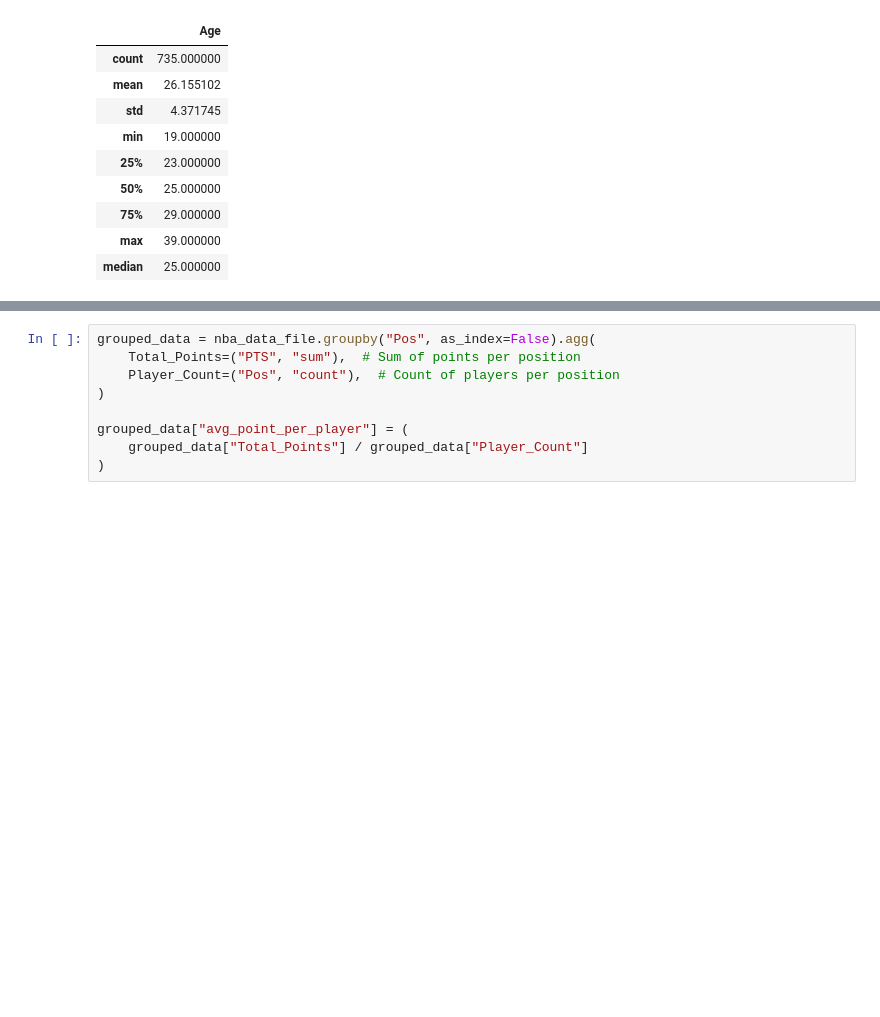
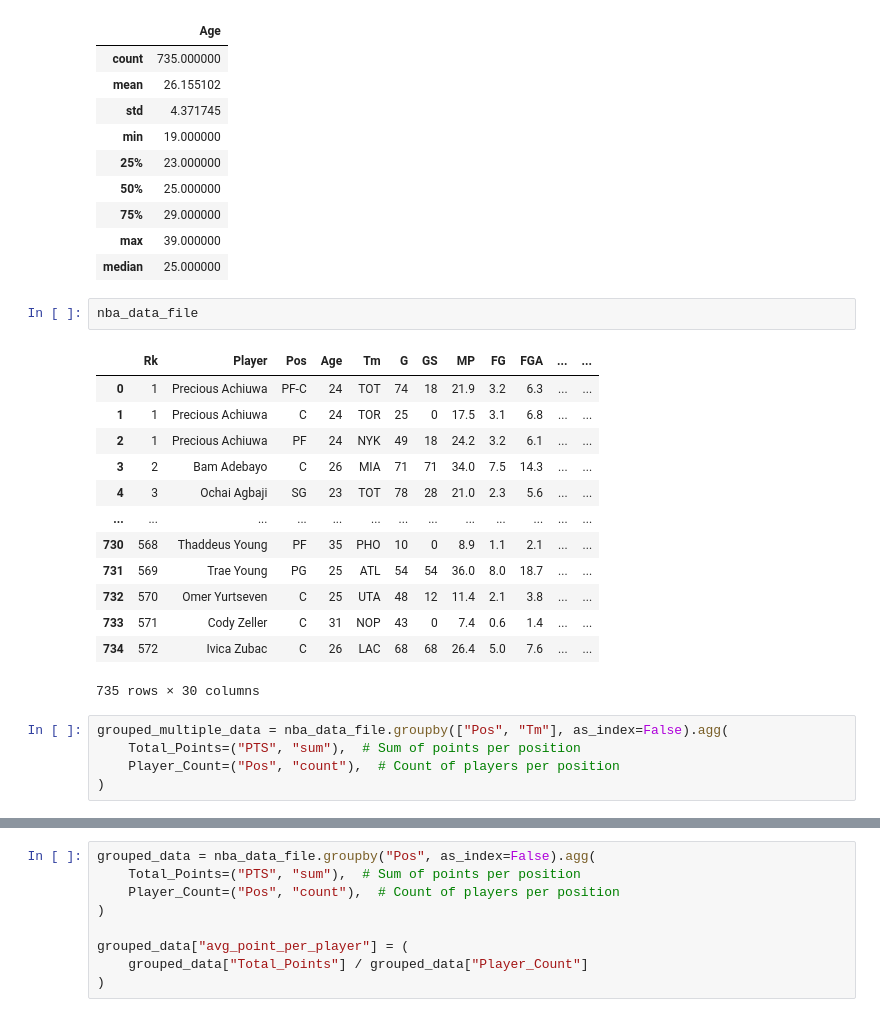
Before and after one commit to nogibjj/Vishesh_Gupta_IDS706_Week9, a Jupyter notebook: main_python_jp.ipynb, the cells around one changed output, grey strips where cells are left out. Cells and saved outputs as stored; diff of their text form; blank space fills up the shorter version.

```diff
--- a/main_python_jp.ipynb
+++ b/main_python_jp.ipynb
@@ -35,3 +35,24 @@ describe_value
 | 75% | 29.000000 |
 | max | 39.000000 |
 | median | 25.000000 |
+# %%
+nba_data_file
+# %% [output]
+|  | Rk | Player | Pos | Age | Tm | G | GS | MP | FG | FGA | ... | ... |
+| 0 | 1 | Precious Achiuwa | PF-C | 24 | TOT | 74 | 18 | 21.9 | 3.2 | 6.3 | ... | ... |
+| 1 | 1 | Precious Achiuwa | C | 24 | TOR | 25 | 0 | 17.5 | 3.1 | 6.8 | ... | ... |
+| 2 | 1 | Precious Achiuwa | PF | 24 | NYK | 49 | 18 | 24.2 | 3.2 | 6.1 | ... | ... |
+| 3 | 2 | Bam Adebayo | C | 26 | MIA | 71 | 71 | 34.0 | 7.5 | 14.3 | ... | ... |
+| 4 | 3 | Ochai Agbaji | SG | 23 | TOT | 78 | 28 | 21.0 | 2.3 | 5.6 | ... | ... |
+| ... | ... | ... | ... | ... | ... | ... | ... | ... | ... | ... | ... | ... |
+| 730 | 568 | Thaddeus Young | PF | 35 | PHO | 10 | 0 | 8.9 | 1.1 | 2.1 | ... | ... |
+| 731 | 569 | Trae Young | PG | 25 | ATL | 54 | 54 | 36.0 | 8.0 | 18.7 | ... | ... |
+| 732 | 570 | Omer Yurtseven | C | 25 | UTA | 48 | 12 | 11.4 | 2.1 | 3.8 | ... | ... |
+| 733 | 571 | Cody Zeller | C | 31 | NOP | 43 | 0 | 7.4 | 0.6 | 1.4 | ... | ... |
+| 734 | 572 | Ivica Zubac | C | 26 | LAC | 68 | 68 | 26.4 | 5.0 | 7.6 | ... | ... |
+735 rows × 30 columns
+# %%
+grouped_multiple_data = nba_data_file.groupby(["Pos", "Tm"], as_index=False).agg(
+    Total_Points=("PTS", "sum"),  # Sum of points per position
+    Player_Count=("Pos", "count"),  # Count of players per position
+)
```
Also changed, not shown: parts of 3 cells of this notebook, 3 other files.
